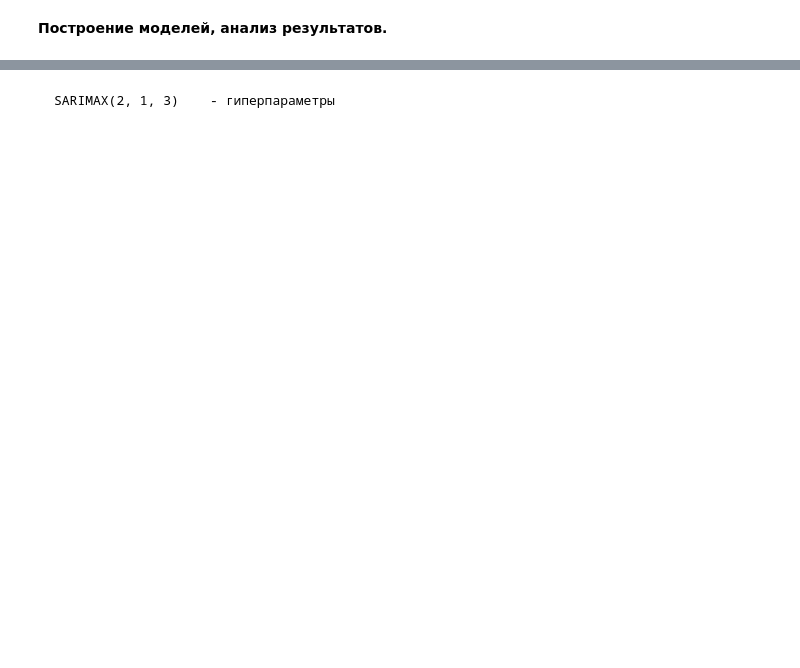
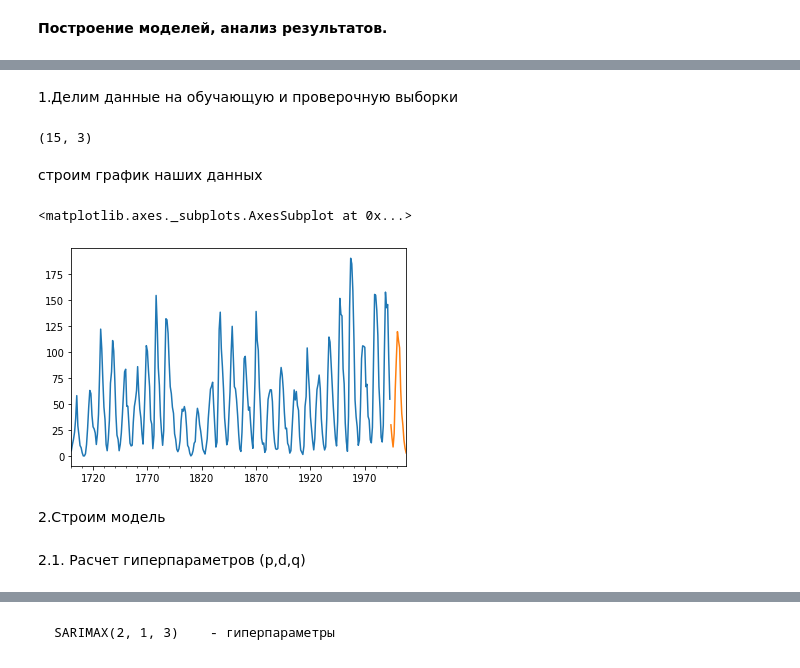
Before and after one commit to Elisakova/github_welcom, a Jupyter notebook: Итоговая__аттестация_Исакова_Е_С_ipynb".ipynb, the cells around one changed output, grey strips where cells are left out. Saved outputs shown, nothing was run; the diff lists cells and outputs as text; code cells hidden in the pictures; blank space fills up the shorter version.

```diff
--- a/Итоговая__аттестация_Исакова_Е_С_ipynb".ipynb
+++ b/Итоговая__аттестация_Исакова_Е_С_ipynb".ipynb
@@ -166,3 +157,23 @@ result.plot()
+# %% [markdown]
+1.Делим данные на обучающую и проверочную выборки
+# %%
+train= df.iloc[:-15]
+test=df.iloc[-15:]
+test.shape
+# %% [output]
+(15, 3)
+# %% [markdown]
+строим график наших данных
+# %%
+train['SUNACTIVITY'].plot()
+test['SUNACTIVITY'].plot()
+# %% [output]
+<matplotlib.axes._subplots.AxesSubplot at 0x...>
+[figure, added]
+# %% [markdown]
+2.Строим модель
+# %% [markdown]
+2.1. Расчет гиперпараметров (p,d,q)
 # %%
 
 from pmdarima.arima.auto import AutoARIMA
```
Also changed, not shown: parts of 32 cells of this notebook.
